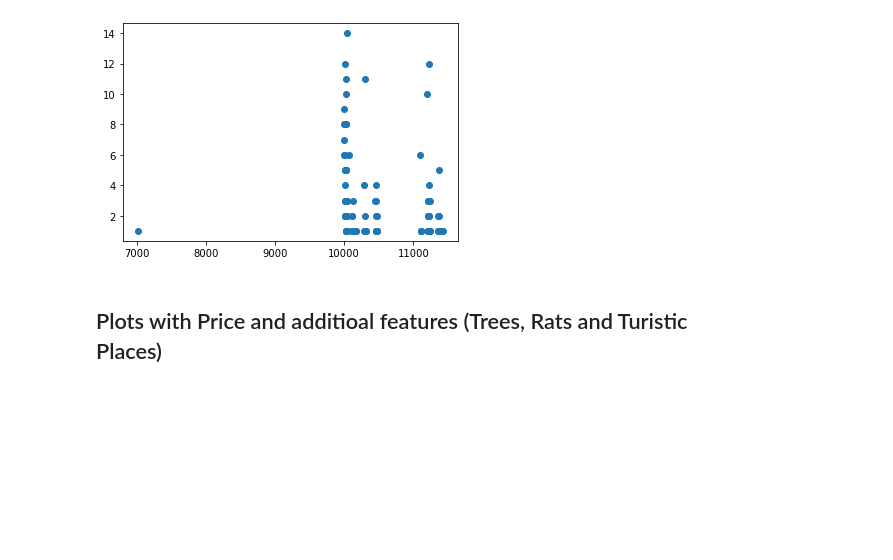
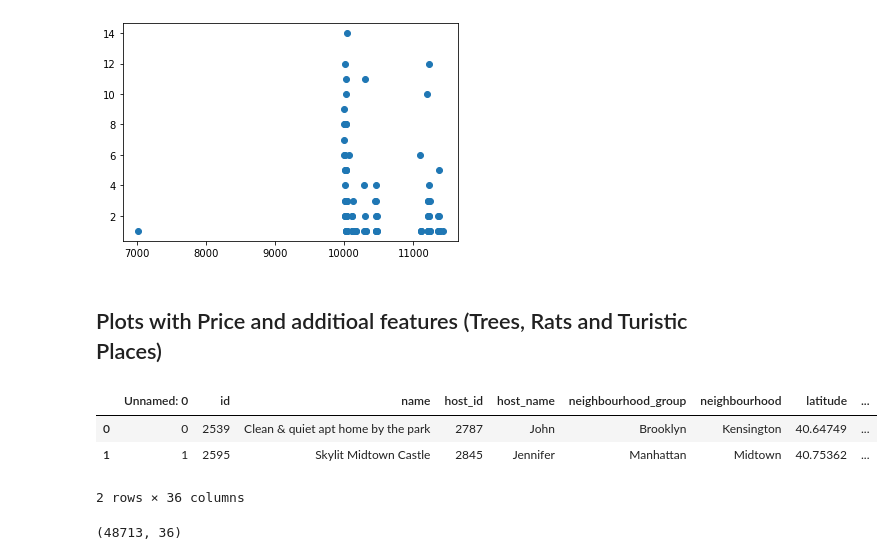
Before and after one commit to KathGran8/Air_BnB_Data_Viz, a Jupyter notebook: Explainer/Data_exploration.ipynb, the cells around one changed output. Saved outputs shown, nothing was run; the diff lists cells and outputs as text; code cells hidden in the pictures; blank space fills up the shorter version.

```diff
--- a/Explainer/Data_exploration.ipynb
+++ b/Explainer/Data_exploration.ipynb
@@ -217,3 +217,13 @@ plt.show()
 [figure]
 # %% [markdown]
 ## Plots with Price and additioal features (Trees, Rats and Turistic Places)
+# %%
+df_join = pd.read_csv("joined_data.csv")
+display(df_join.head(2))
+df_join.shape
+# %% [output]
+|  | Unnamed: 0 | id | name | host_id | host_name | neighbourhood_group | neighbourhood | latitude | ... |
+| 0 | 0 | 2539 | Clean & quiet apt home by the park | 2787 | John | Brooklyn | Kensington | 40.64749 | ... |
+| 1 | 1 | 2595 | Skylit Midtown Castle | 2845 | Jennifer | Manhattan | Midtown | 40.75362 | ... |
+2 rows × 36 columns
+(48713, 36)
```
Also changed, not shown: parts of 5 cells of this notebook.
